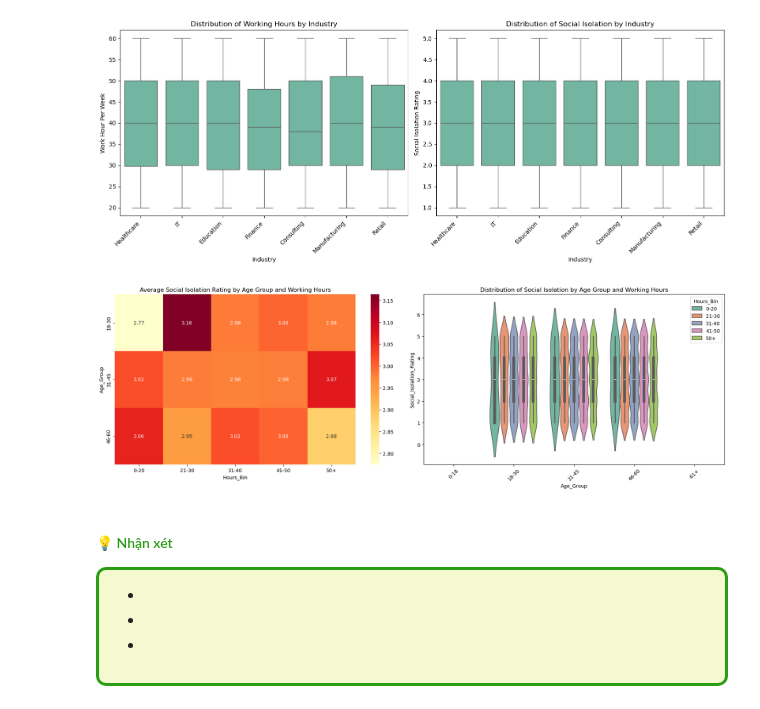
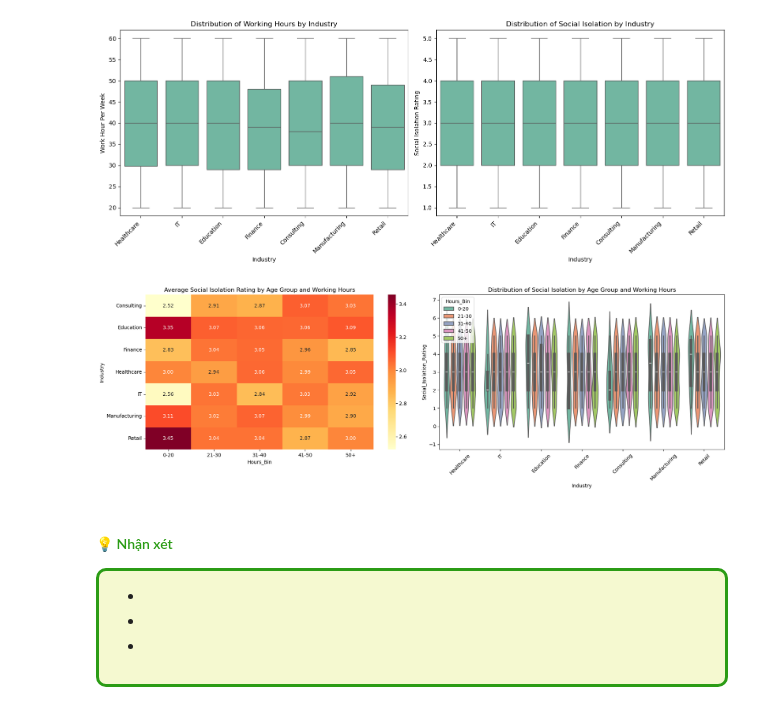
Before and after one commit to pigpig1524/HCMUS-P4DS-Lotus-Final, a Jupyter notebook: main_process.ipynb, the cells around one changed output. Cells and saved outputs as stored; diff of their text form; code cells hidden in the pictures.

```diff
--- a/main_process.ipynb
+++ b/main_process.ipynb
@@ -487,32 +487,32 @@ plt.show()
 # %%
 df['Hours_Bin'] = pd.cut(df['Hours_Worked_Per_Week'],
                         bins=[0, 20, 30, 40, 50, 100],
                         labels=['0-20', '21-30', '31-40', '41-50', '50+'])
-df['Age_Group'] = pd.cut(df['Age'], bins=[0, 18, 30, 45, 60, 100],
-                         labels=['0-18', '18-30', '31-45', '46-60', '61+'])
+# df['Age_Group'] = pd.cut(df['Age'], bins=[0, 18, 30, 45, 60, 100],
+#                          labels=['0-18', '18-30', '31-45', '46-60', '61+'])
 
 
 pivot_data = df.pivot_table(values='Social_Isolation_Rating',
-                            index='Age_Group',
+                            index='Industry',
                             columns='Hours_Bin',
                             aggfunc='mean')
 
 
 fig, axes = plt.subplots(1, 2, figsize=(18, 6))
 
 #heatmap
 sns.heatmap(pivot_data, annot=True, fmt='.2f', cmap='YlOrRd', ax=axes[0])
 axes[0].set_title('Average Social Isolation Rating by Age Group and Working Hours')
 
 #violin
-sns.violinplot(data=df, x='Age_Group', y='Social_Isolation_Rating', hue='Hours_Bin', ax=axes[1])
+sns.violinplot(data=df, x='Industry', y='Social_Isolation_Rating', hue='Hours_Bin', ax=axes[1])
 axes[1].set_title('Distribution of Social Isolation by Age Group and Working Hours')
 axes[1].set_xticklabels(axes[1].get_xticklabels(), rotation=45)
 
 plt.tight_layout()
 plt.show()
 # %% [output]
-[figure, old version]
+[figure, new version]
 # %% [markdown]
 #### <span style='color:#2B9C15 '>💡 Nhận xét </span>
 
```
Also changed, not shown: parts of 11 cells of this notebook.
